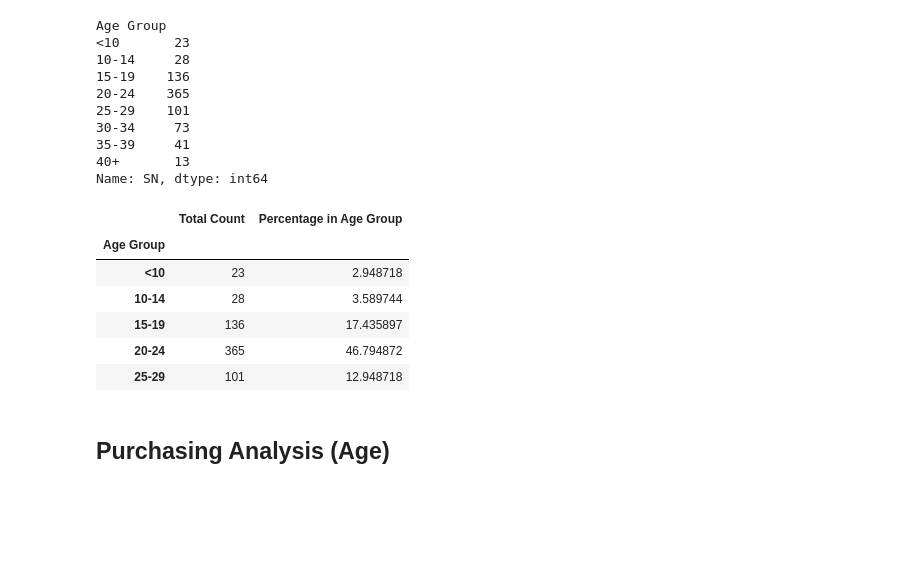
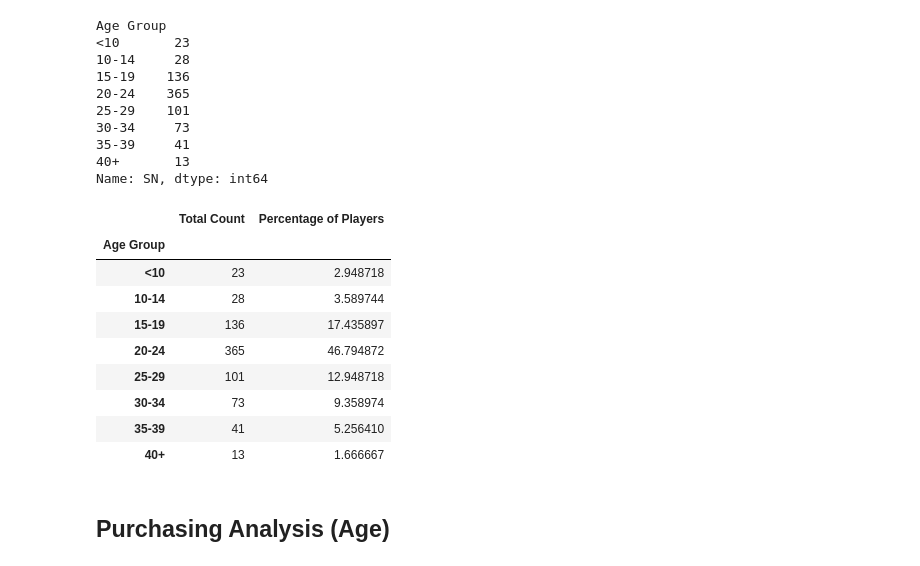
Before and after one commit to candishanks/pandas-challenge, a Jupyter notebook: HeroesOfPymoli/HeroesOfPymoli_starter.ipynb, the cells around one changed output. Drawn from its saved outputs; the diff is of its cells as text; code cells hidden in the pictures; blank space fills up the shorter version.

```diff
--- a/HeroesOfPymoli/HeroesOfPymoli_starter.ipynb
+++ b/HeroesOfPymoli/HeroesOfPymoli_starter.ipynb
@@ -291,17 +291,20 @@ Age Group
 Name: SN, dtype: int64
 # %%
 age_percentage_df = pd.DataFrame({"Total Count": bin_count,
-                               "Percentage in Age Group": percentage_bin})
+                               "Percentage of Players": percentage_bin})
 
-age_percentage_df.head()
+age_percentage_df.head(10)
 # %% [output]
-|  | Total Count | Percentage in Age Group |
+|  | Total Count | Percentage of Players |
 | Age Group |  |  |
 | <10 | 23 | 2.948718 |
 | 10-14 | 28 | 3.589744 |
 | 15-19 | 136 | 17.435897 |
 | 20-24 | 365 | 46.794872 |
 | 25-29 | 101 | 12.948718 |
+| 30-34 | 73 | 9.358974 |
+| 35-39 | 41 | 5.256410 |
+| 40+ | 13 | 1.666667 |
 # %% [markdown]
 ## Purchasing Analysis (Age)
 # %% [markdown]
```
Also changed, not shown: parts of 6 cells of this notebook.
